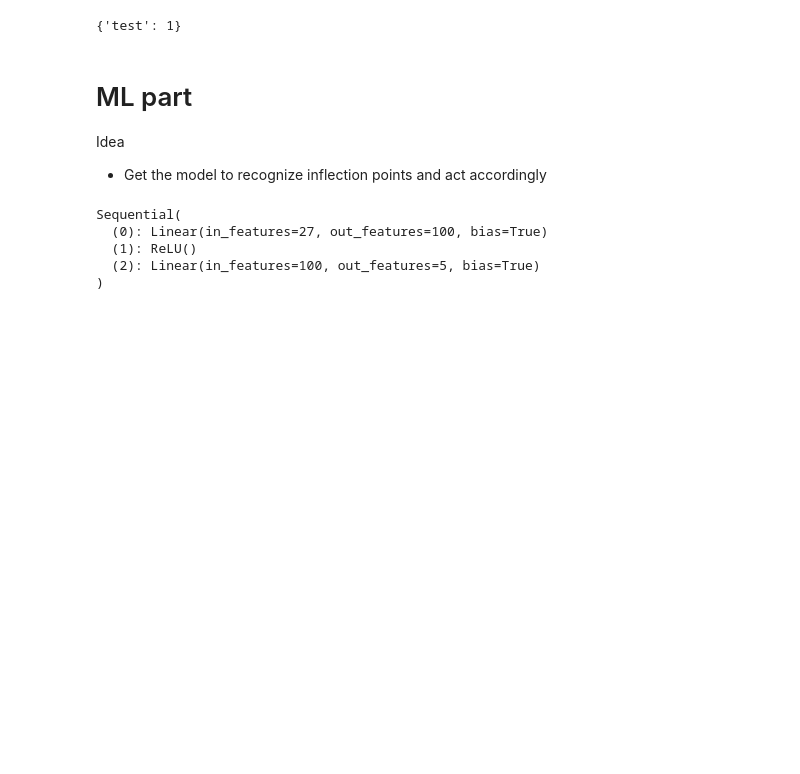
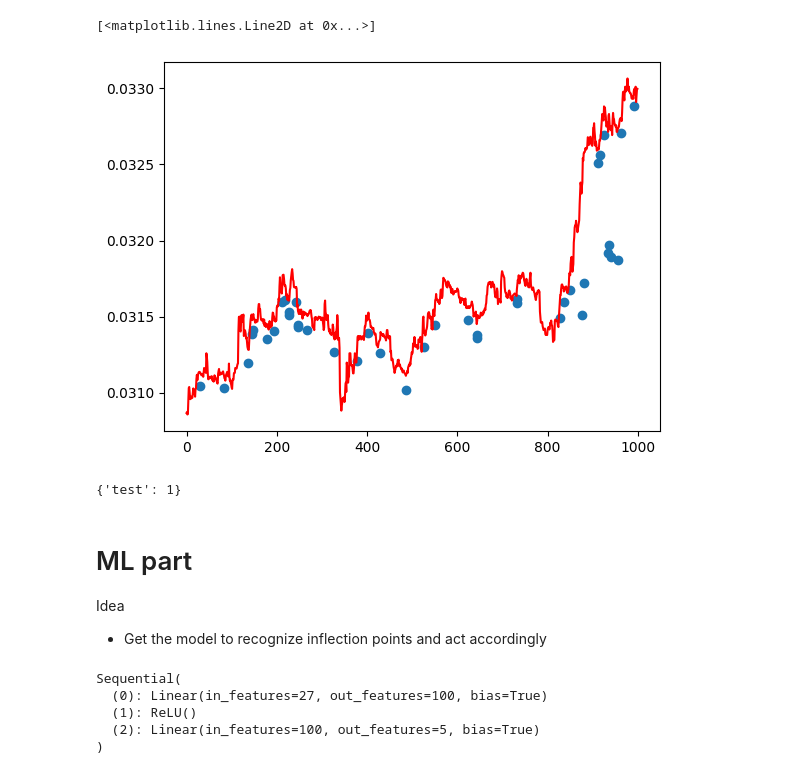
Before and after one commit to Excaliabure/FinancialGamble, a Jupyter notebook: Forex/oanda/draft.ipynb, the cells around one changed output. Cells and saved outputs as stored; diff of their text form; code cells hidden in the pictures; blank space fills up the shorter version.

```diff
--- a/Forex/oanda/draft.ipynb
+++ b/Forex/oanda/draft.ipynb
@@ -253,3 +180,17 @@ observ_space = np.vstack((arr,l,s))
+# %%
+# plt.plot(f * np.array(d["best_agent"].probs))
+x = []
+y = []
+for idx ,_ in enumerate(f * np.array(d["best_agent"].probs)):
+    if _ > 0.031:
+        x.append(idx)
+        y.append(_)
+
+plt.scatter(x,y)
+plt.plot(f,'r')
+# %% [output]
+[<matplotlib.lines.Line2D at 0x...>]
+[figure, added]
 # %%
 import gym
 from gym import spaces
```
Also changed, not shown: parts of 15 cells of this notebook, 14 other files.
